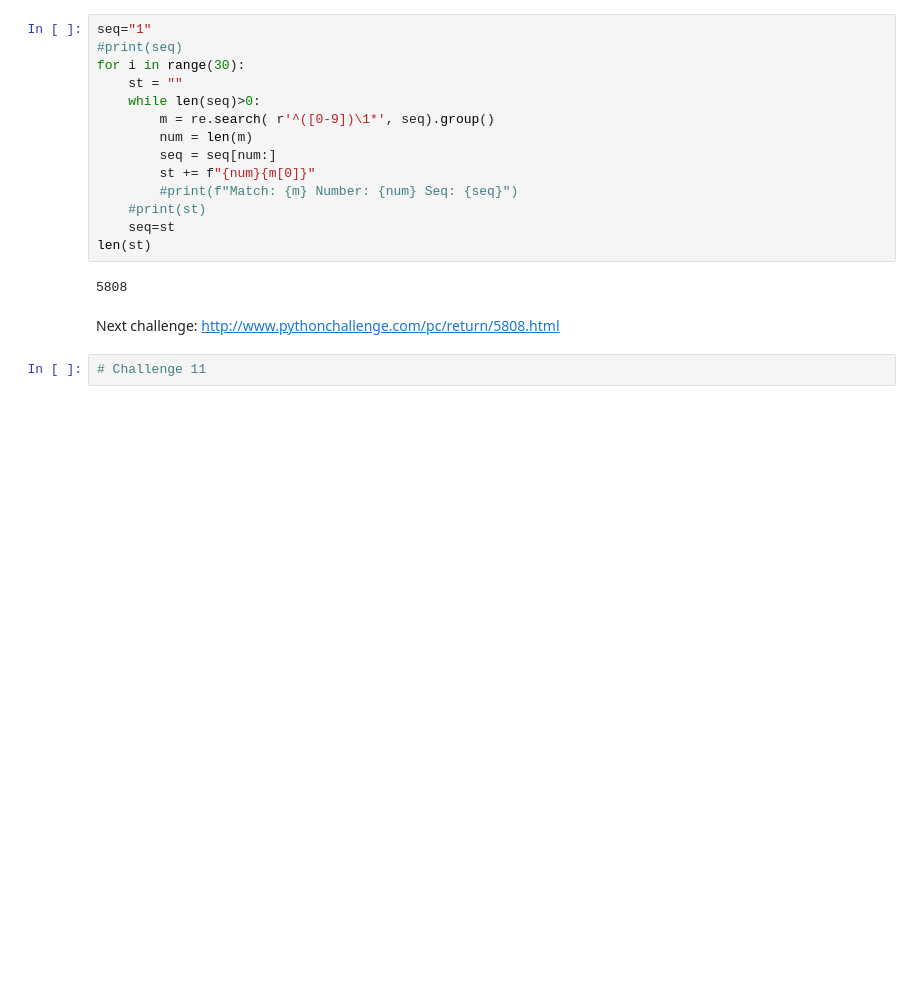
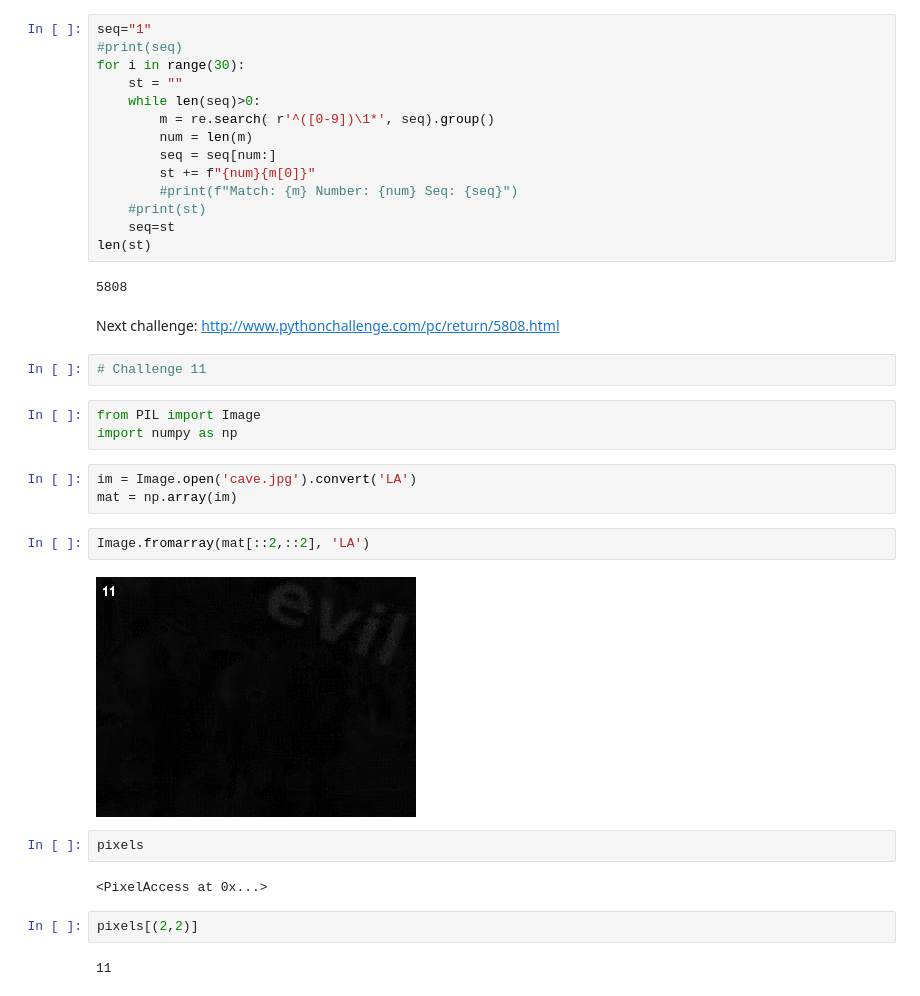
Before and after one commit to jaumecolomhernandez/python-challenges, a Jupyter notebook: python-challenge.ipynb, the cells around one changed output. Saved outputs shown, nothing was run; the diff lists cells and outputs as text; blank space fills up the shorter version.

```diff
--- a/python-challenge.ipynb
+++ b/python-challenge.ipynb
@@ -2927,3 +2927,21 @@ len(st)
 Next challenge: http://www.pythonchallenge.com/pc/return/5808.html
 # %%
 # Challenge 11
+# %%
+from PIL import Image
+import numpy as np
+# %%
+im = Image.open('cave.jpg').convert('LA')
+mat = np.array(im)
+# %%
+Image.fromarray(mat[::2,::2], 'LA')
+# %% [output]
+[figure, added]
+# %%
+pixels
+# %% [output]
+<PixelAccess at 0x...>
+# %%
+pixels[(2,2)]
+# %% [output]
+11
```
Also changed, not shown: parts of 15 cells of this notebook, 8 other files.
